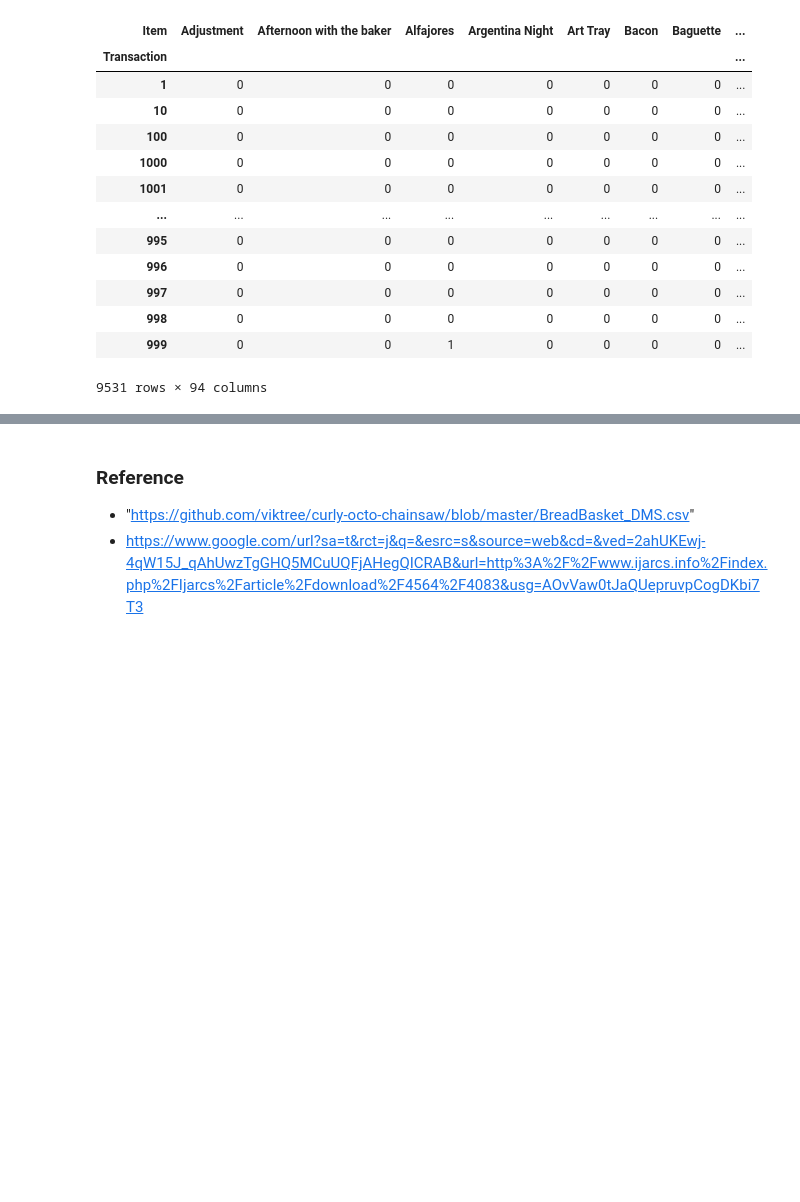
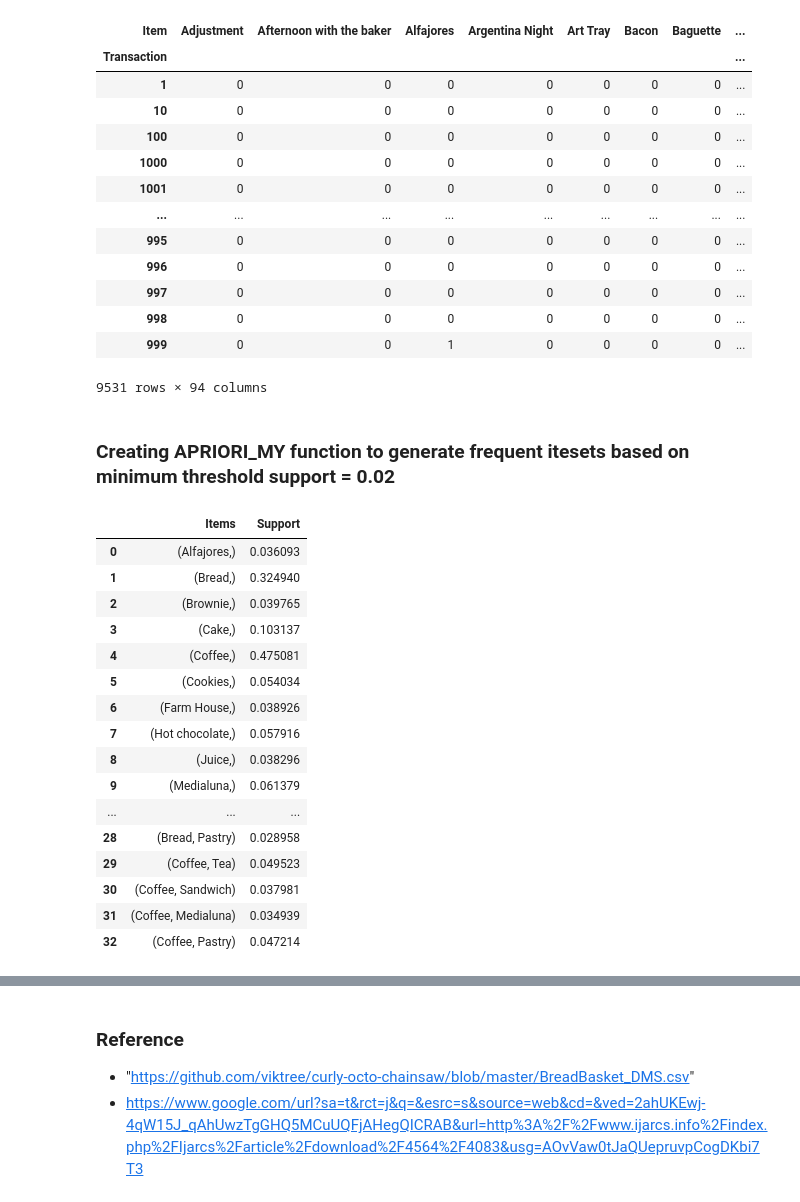
Before and after one commit to Roh1702/Associate-Mining-Rule, a Jupyter notebook: Association Rule Mining in Retail Store.ipynb, the cells around one changed output, grey strips where cells are left out. Cells and saved outputs as stored; diff of their text form; code cells hidden in the pictures; blank space fills up the shorter version.

```diff
--- a/Association Rule Mining in Retail Store.ipynb
+++ b/Association Rule Mining in Retail Store.ipynb
@@ -135,3 +136,45 @@ tab
 | 998 | 0 | 0 | 0 | 0 | 0 | 0 | 0 | ... |
 | 999 | 0 | 0 | 1 | 0 | 0 | 0 | 0 | ... |
 9531 rows × 94 columns
+# %% [markdown]
+### Creating APRIORI_MY function to generate frequent itesets based on minimum threshold support = 0.02
+# %%
+def APRIORI_MY(data, min_support=0.05,  max_length = 5):
+    import numpy as np
+    import pandas as pd
+    from itertools import combinations
+    support = {}
+    L = list(data.columns)
+    for i in range(1, max_length+1):
+        c = list(combinations(L,i))
+        L =[]
+        for j in list(c):
+            #print(j)
+            sup = data.loc[:,j].product(axis=1).sum()/len(data.index)
+            if sup > min_support:
+                #print(sup, j)
+                support[j] = sup
+                L = list(set(L) | set(j))
+    result = pd.DataFrame(list(support.items()), columns = ["Items", "Support"])
+    return(result)
+# %%
+sup = APRIORI_MY(tab, 0.02, 2)
+sup
+# %% [output]
+|  | Items | Support |
+| 0 | (Alfajores,) | 0.036093 |
+| 1 | (Bread,) | 0.324940 |
+| 2 | (Brownie,) | 0.039765 |
+| 3 | (Cake,) | 0.103137 |
+| 4 | (Coffee,) | 0.475081 |
+| 5 | (Cookies,) | 0.054034 |
+| 6 | (Farm House,) | 0.038926 |
+| 7 | (Hot chocolate,) | 0.057916 |
+| 8 | (Juice,) | 0.038296 |
+| 9 | (Medialuna,) | 0.061379 |
+| ... | ... | ... |
+| 28 | (Bread, Pastry) | 0.028958 |
+| 29 | (Coffee, Tea) | 0.049523 |
+| 30 | (Coffee, Sandwich) | 0.037981 |
+| 31 | (Coffee, Medialuna) | 0.034939 |
+| 32 | (Coffee, Pastry) | 0.047214 |
```
Also changed, not shown: parts of 21 cells of this notebook.
